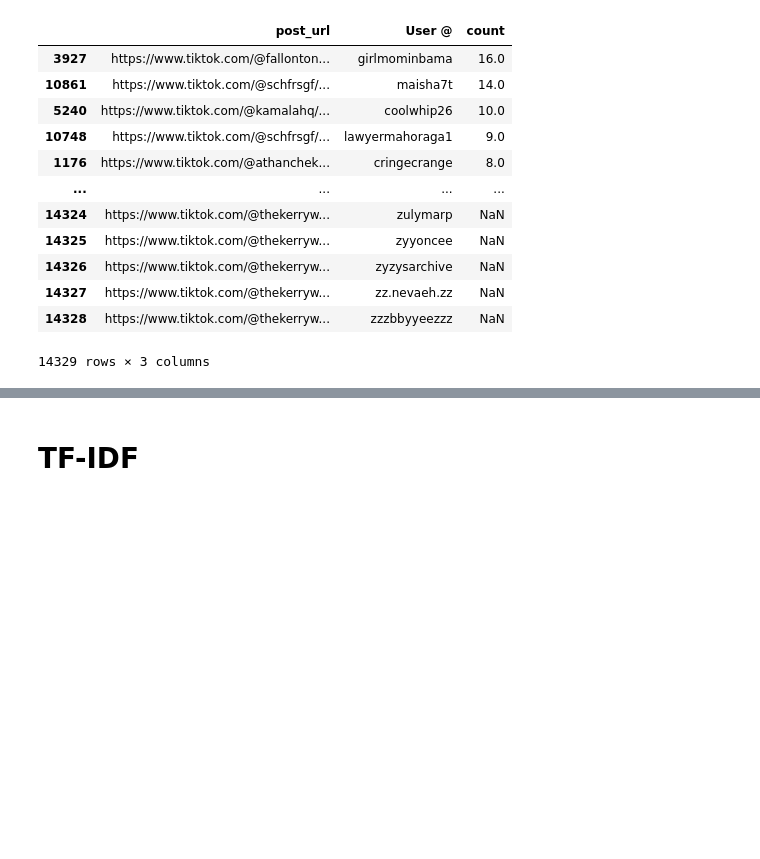
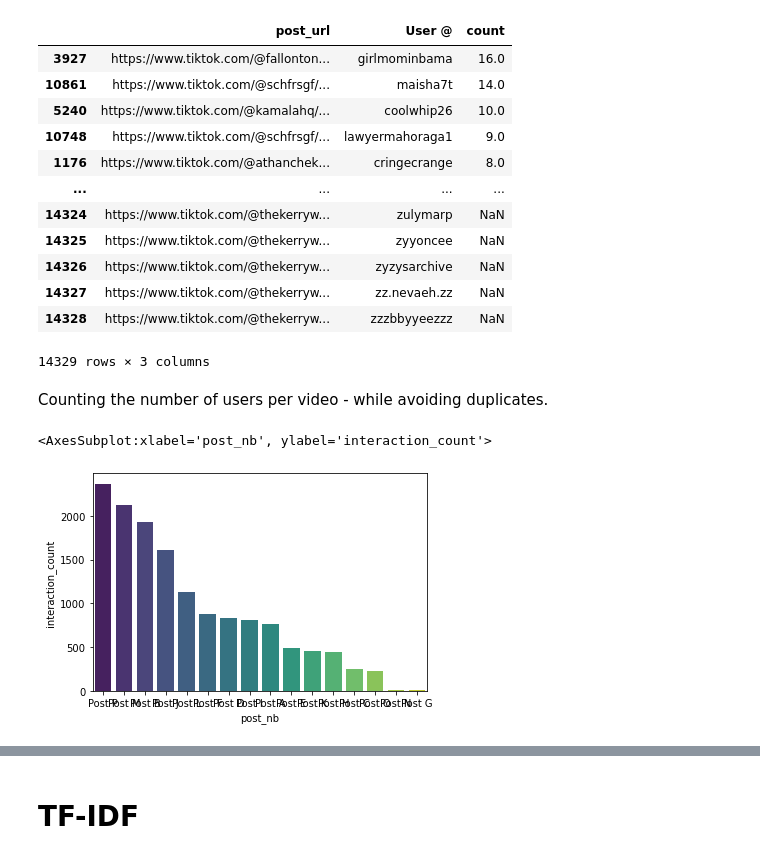
Before and after one commit to pouvoirdasha/sociology_scrapping, a Jupyter notebook: notebooks_stats_finetuning/decriptive_stats_dasha.ipynb, the cells around one changed output, grey strips where cells are left out. Saved outputs shown, nothing was run; the diff lists cells and outputs as text; code cells hidden in the pictures; blank space fills up the shorter version.

Commit message:
adding some graphs (unfinished)

```diff
--- a/notebooks_stats_finetuning/decriptive_stats_dasha.ipynb
+++ b/notebooks_stats_finetuning/decriptive_stats_dasha.ipynb
@@ -100,3 +102,26 @@ count_post_user
 | 14327 | https://www.tiktok.com/@thekerryw... | zz.nevaeh.zz | NaN |
 | 14328 | https://www.tiktok.com/@thekerryw... | zzzbbyyeezzz | NaN |
 14329 rows × 3 columns
+# %% [markdown]
+Counting the number of users per video - while avoiding duplicates.
+# %%
+count_post_user.dropna()
+users_per_post = count_post_user.groupby('post_url').size().reset_index()
+users_per_post.rename( columns={0 :'interaction_count'}, inplace=True )
+
+#renaming post_urls by Post A, B, C..
+videos_list = users_per_post['post_url'].value_counts().index
+renaming_posts = {}
+for i,video in enumerate(list(videos_list)):
+    renaming_posts[video] = "Post " + chr(ord('A')+i)
+users_per_post['post_nb'] = users_per_post['post_url'].replace(renaming_posts)
+
+users_per_post = users_per_post.sort_values(by='interaction_count', ascending=False)
+
+
+
+#barplotting
+sns.barplot(x='post_nb', y='interaction_count', data=users_per_post, palette='viridis')
+# %% [output]
+<AxesSubplot:xlabel='post_nb', ylabel='interaction_count'>
+[figure, added]
```
Also changed, not shown: parts of 5 cells of this notebook.
